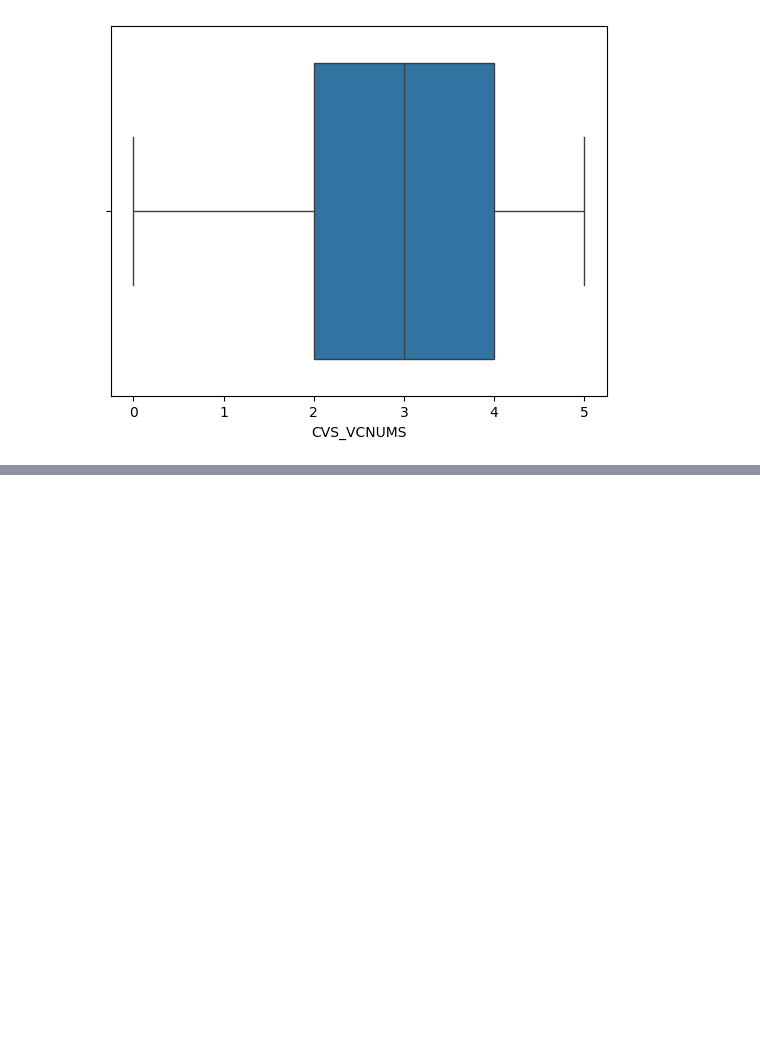
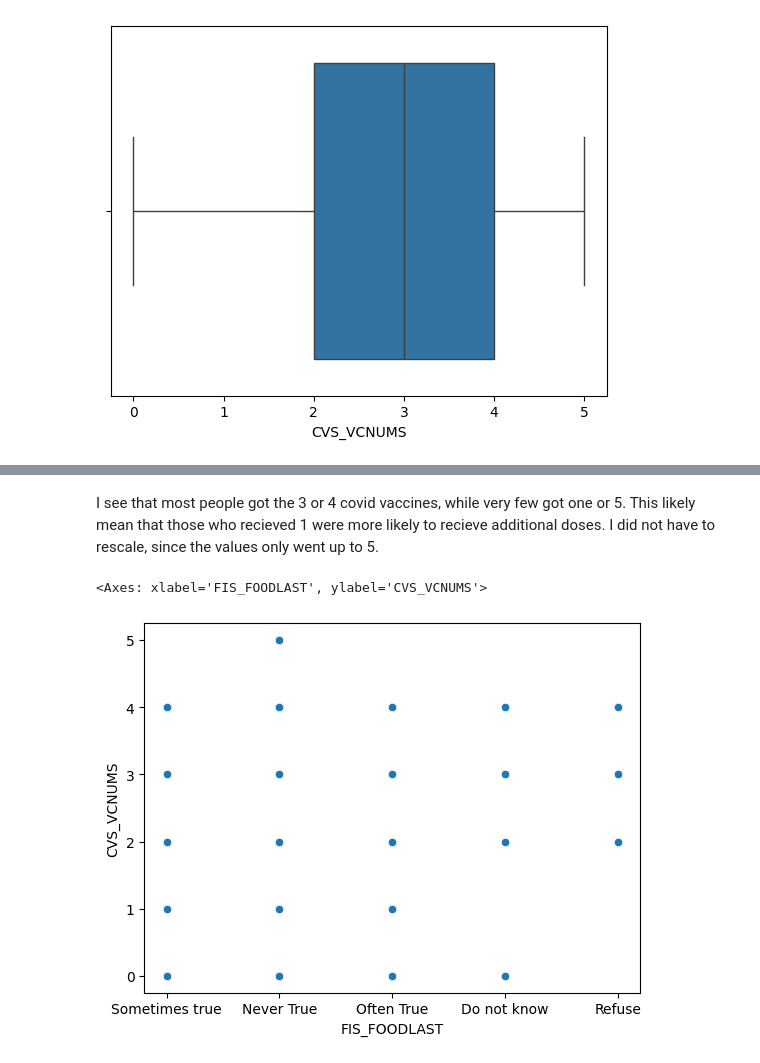
Before and after one commit to MeganVW06/visualization, a Jupyter notebook: assignment/assignment.ipynb, the cells around one changed output, grey strips where cells are left out. Cells and saved outputs as stored; diff of their text form; code cells hidden in the pictures; blank space fills up the shorter version.

```diff
--- a/assignment/assignment.ipynb
+++ b/assignment/assignment.ipynb
@@ -302,0 +319,7 @@ sns.boxplot(data=df, x='CVS_VCNUMS')
+# %% [markdown]
+I see that most people got the 3 or 4 covid vaccines, while very few got one or 5. This likely mean that those who recieved 1 were more likely to recieve additional doses. I did not have to rescale, since the values only went up to 5.
+# %%
+sns.scatterplot(data=df, x=fis, y=cvd)
+# %% [output]
+<Axes: xlabel='FIS_FOODLAST', ylabel='CVS_VCNUMS'>
+[figure, added]
```
Also changed, not shown: parts of 9 cells of this notebook.
